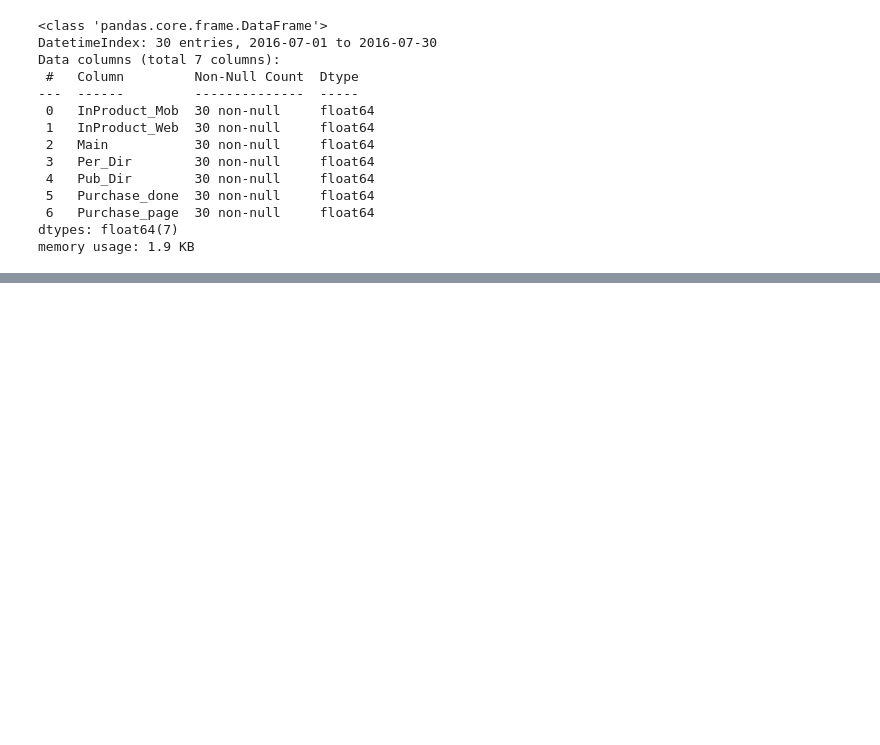
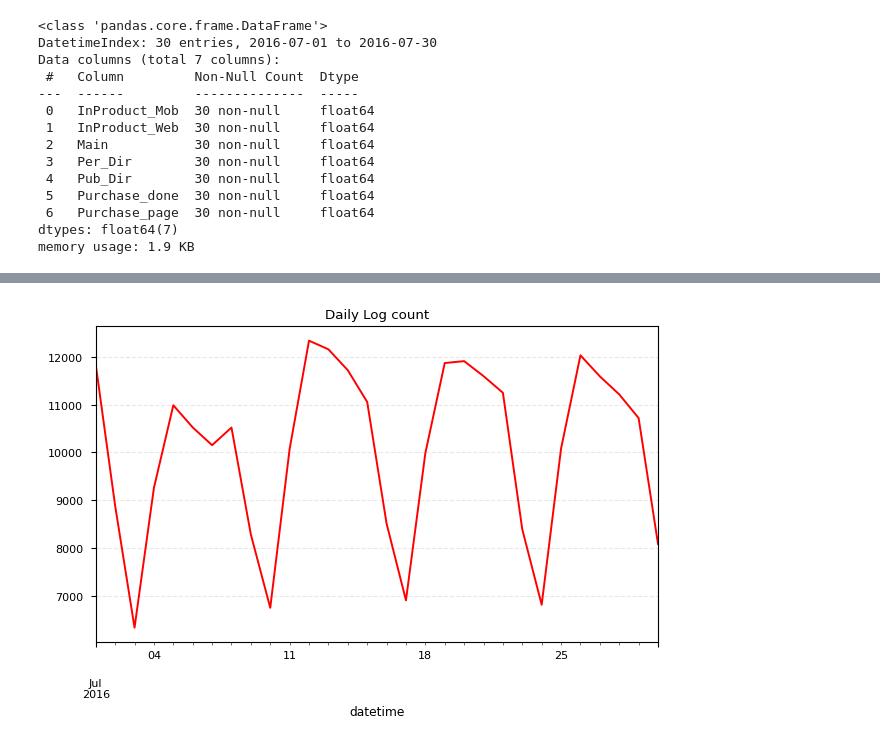
Before and after one commit to yulmu99/Analysis_practice, a Jupyter notebook: analysis practice/로그 데이터 분석/Training/Funnel_analysis.ipynb, the cells around one changed output, grey strips where cells are left out. Saved outputs shown, nothing was run; the diff lists cells and outputs as text; code cells hidden in the pictures; blank space fills up the shorter version.

```diff
--- a/analysis practice/로그 데이터 분석/Training/Funnel_analysis.ipynb
+++ b/analysis practice/로그 데이터 분석/Training/Funnel_analysis.ipynb
@@ -310,0 +347,2 @@ df_ms.head(10)
+# %%
+df['actiontype'].replace(act_dic,inplace=True)
@@ -310,0 +362,11 @@ df_ms.head(10)
+# %%
+# 전행과 후행이 동일한 경우는 전행과 동일한 값 부여, 다른경우 +1
+s=[]
+j=0
+
+for i in range(len(df)-1):
+    if df.loc[i,'sessionid']==df.loc[i+1,'sessionid']:
+        s.append(j)
+    else:
+        s.append(j)
+        j += 1
@@ -310,0 +404,4 @@ df_ms.head(10)
+# %%
+#신규 id로 sessionid 변경
+df['sessionid'] = pd.Series(['sess' + str(x) for x in s])
+df['sessionid']
@@ -310,0 +439,3 @@ df_ms.head(10)
+# %%
+# sessionid의 마지막 Nan값 처리
+df['sessionid'].fillna('sess132153',inplace=True)
@@ -310,0 +481,9 @@ df_ms.head(10)
+# %%
+#daily log size
+df.groupby('datetime').size().plot(c ='r') #color = red
+
+plt.title('Daily Log count')
+plt.grid(color ='lightgray', alpha = 0.5, linestyle = '--')
+plt.tight_layout()
+# %% [output]
+[figure, added]
```
Also changed, not shown: parts of 95 cells of this notebook.
